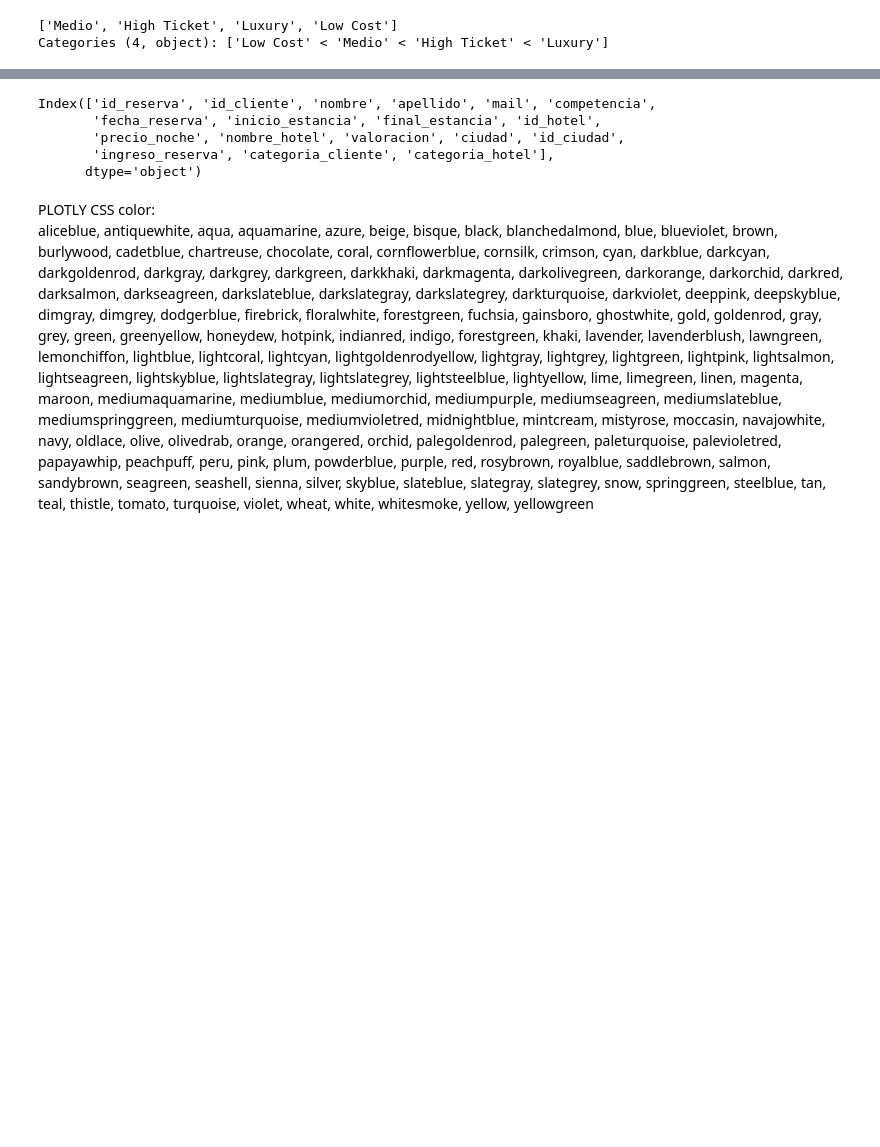
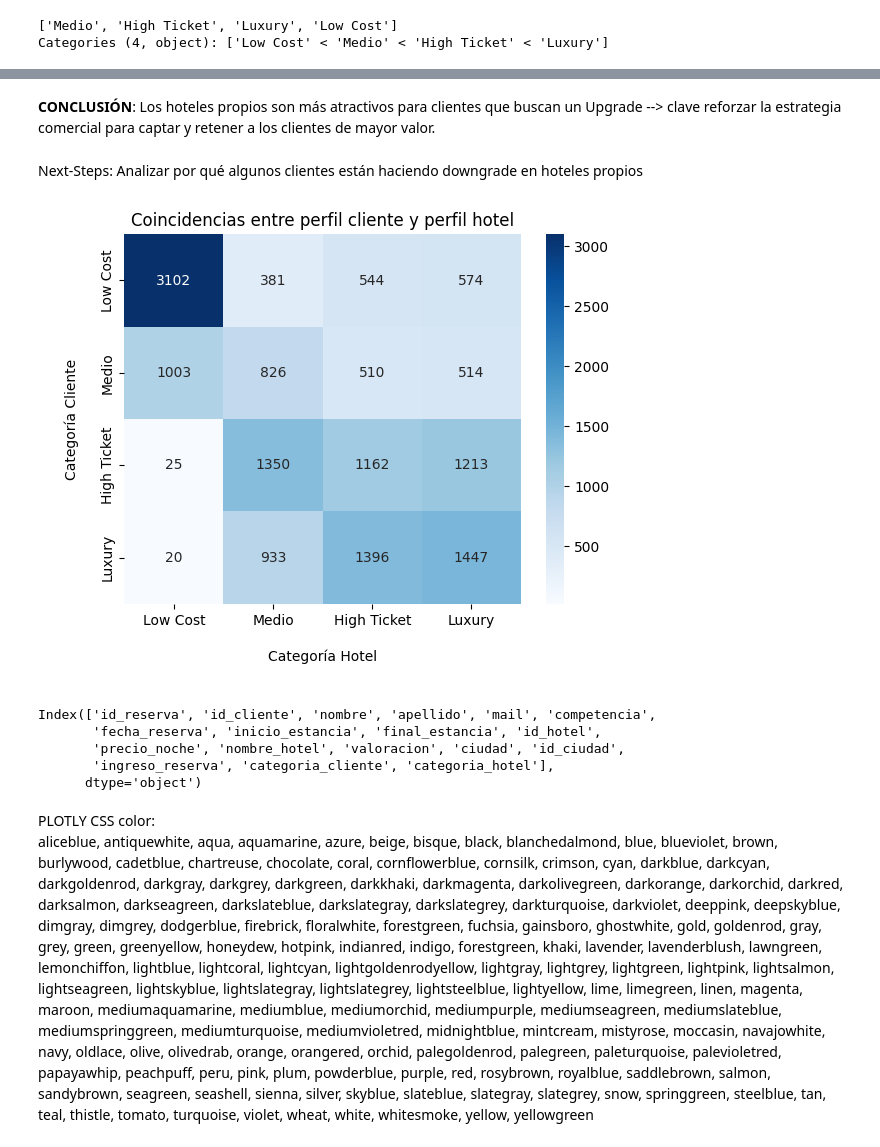
Before and after one commit to Vic4s/ETL_Hoteles, a Jupyter notebook: notebooks_final/graficos_final.ipynb, the cells around one changed output, grey strips where cells are left out. Saved outputs shown, nothing was run; the diff lists cells and outputs as text; code cells hidden in the pictures; blank space fills up the shorter version.

```diff
--- a/notebooks_final/graficos_final.ipynb
+++ b/notebooks_final/graficos_final.ipynb
@@ -639,0 +761,4 @@ tipo_reserva
+# %% [markdown]
+**CONCLUSIÓN**: Los hoteles propios son más atractivos para clientes que buscan un Upgrade --> clave reforzar la estrategia comercial para captar y retener a los clientes de mayor valor.
+# %% [markdown]
+Next-Steps: Analizar por qué algunos clientes están haciendo downgrade en hoteles propios
@@ -640,3 +814,12 @@ tipo_reserva
+# %%
+pivot = pd.crosstab(df_final["categoria_cliente"], df_final["categoria_hotel"])
+sns.heatmap(pivot, annot=True, fmt="d", cmap="Blues")
+plt.title("Coincidencias entre perfil cliente y perfil hotel")
+plt.xlabel("\nCategoría Hotel\n")
+plt.ylabel("\nCategoría Cliente\n")
+plt.show()
+# %% [output]
+[figure, added]
 # %%
 df_final.columns
 # %% [output]
```
Also changed, not shown: parts of 19 cells of this notebook, 3 other files.
